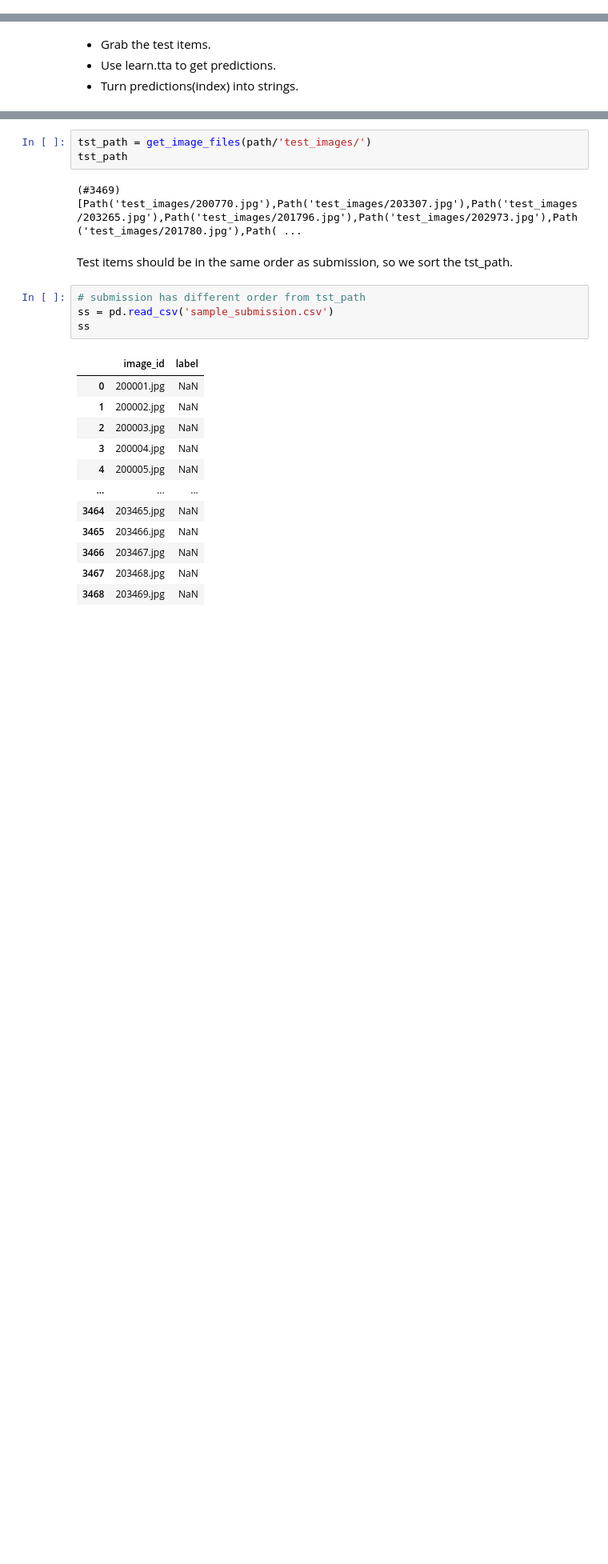
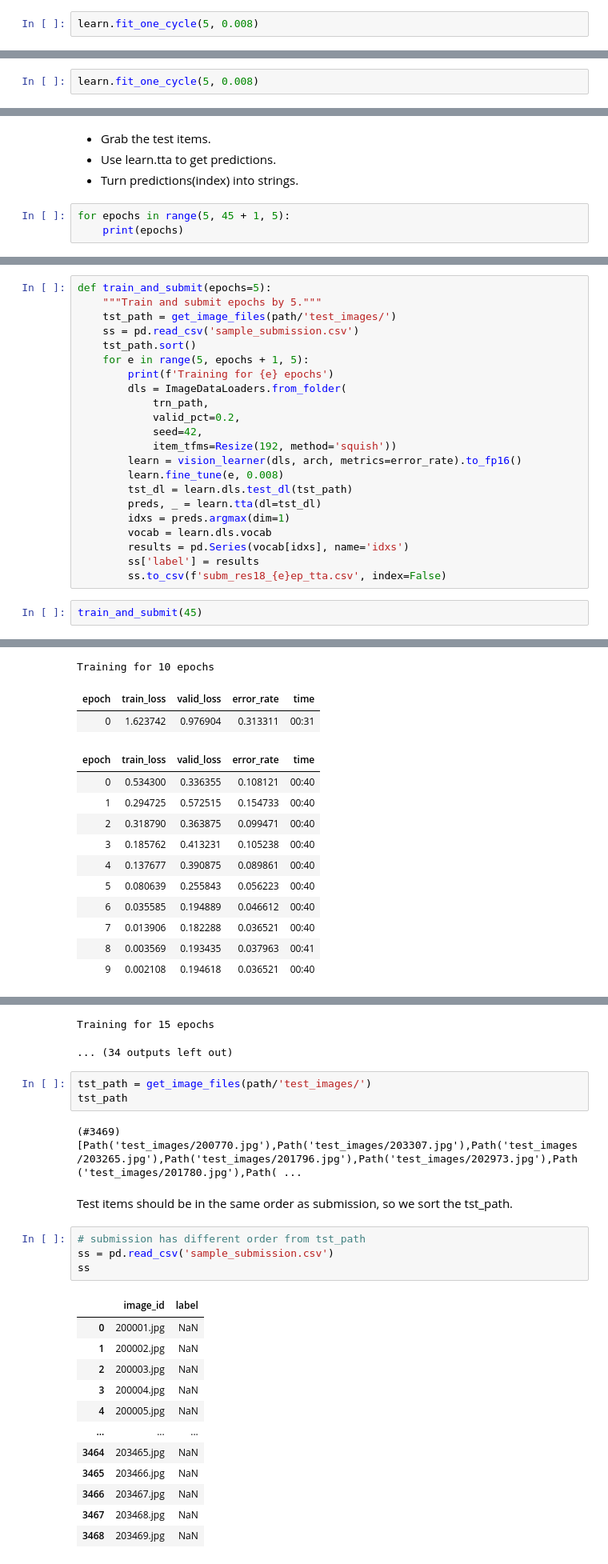
Before and after one commit to galopyz/paddy, a Jupyter notebook: 10_How_much_to_train.ipynb, the cells around one changed output, grey strips where cells are left out. Shown: that part at 80% size. Drawn from its saved outputs; the diff is of its cells as text; blank space fills up the shorter version.

```diff
--- a/10_How_much_to_train.ipynb
+++ b/10_How_much_to_train.ipynb
@@ -81,0 +112,2 @@ learn = train(arch, epochs=10, batch=None)
+# %%
+learn.fit_one_cycle(5, 0.008)
@@ -81,0 +121,2 @@ learn = train(arch, epochs=10, batch=None)
+# %%
+learn.fit_one_cycle(5, 0.008)
@@ -85,3 +135,6 @@ learn = train(arch, epochs=10, batch=None)
 - Grab the test items.
 - Use learn.tta to get predictions.
 - Turn predictions(index) into strings.
+# %%
+for epochs in range(5, 45 + 1, 5):
+    print(epochs)
@@ -87,0 +151,25 @@ learn = train(arch, epochs=10, batch=None)
+# %%
+def train_and_submit(epochs=5):
+    """Train and submit epochs by 5."""
+    tst_path = get_image_files(path/'test_images/')
+    ss = pd.read_csv('sample_submission.csv')
+    tst_path.sort()
+    for e in range(5, epochs + 1, 5):
+        print(f'Training for {e} epochs')
+        dls = ImageDataLoaders.from_folder(
+            trn_path,
+            valid_pct=0.2,
+            seed=42,
+            item_tfms=Resize(192, method='squish'))
+        learn = vision_learner(dls, arch, metrics=error_rate).to_fp16()
+        learn.fine_tune(e, 0.008)
+        tst_dl = learn.dls.test_dl(tst_path)
+        preds, _ = learn.tta(dl=tst_dl)
+        idxs = preds.argmax(dim=1)
+        vocab = learn.dls.vocab
+        results = pd.Series(vocab[idxs], name='idxs')
+        ss['label'] = results
+        ss.to_csv(f'subm_res18_{e}ep_tta.csv', index=False)
+# %%
+train_and_submit(45)
+# %% [output]
@@ -87,0 +188,14 @@ learn = train(arch, epochs=10, batch=None)
+Training for 10 epochs
+| epoch | train_loss | valid_loss | error_rate | time |
+| 0 | 1.623742 | 0.976904 | 0.313311 | 00:31 |
+| epoch | train_loss | valid_loss | error_rate | time |
+| 0 | 0.534300 | 0.336355 | 0.108121 | 00:40 |
+| 1 | 0.294725 | 0.572515 | 0.154733 | 00:40 |
+| 2 | 0.318790 | 0.363875 | 0.099471 | 00:40 |
+| 3 | 0.185762 | 0.413231 | 0.105238 | 00:40 |
+| 4 | 0.137677 | 0.390875 | 0.089861 | 00:40 |
+| 5 | 0.080639 | 0.255843 | 0.056223 | 00:40 |
+| 6 | 0.035585 | 0.194889 | 0.046612 | 00:40 |
+| 7 | 0.013906 | 0.182288 | 0.036521 | 00:40 |
+| 8 | 0.003569 | 0.193435 | 0.037963 | 00:41 |
+| 9 | 0.002108 | 0.194618 | 0.036521 | 00:40 |
@@ -88,3 +204,5 @@ learn = train(arch, epochs=10, batch=None)
+Training for 15 epochs
+... (34 outputs left out)
 # %%
 tst_path = get_image_files(path/'test_images/')
 tst_path
```
Also changed, not shown: parts of 19 cells of this notebook, 13 other files.
